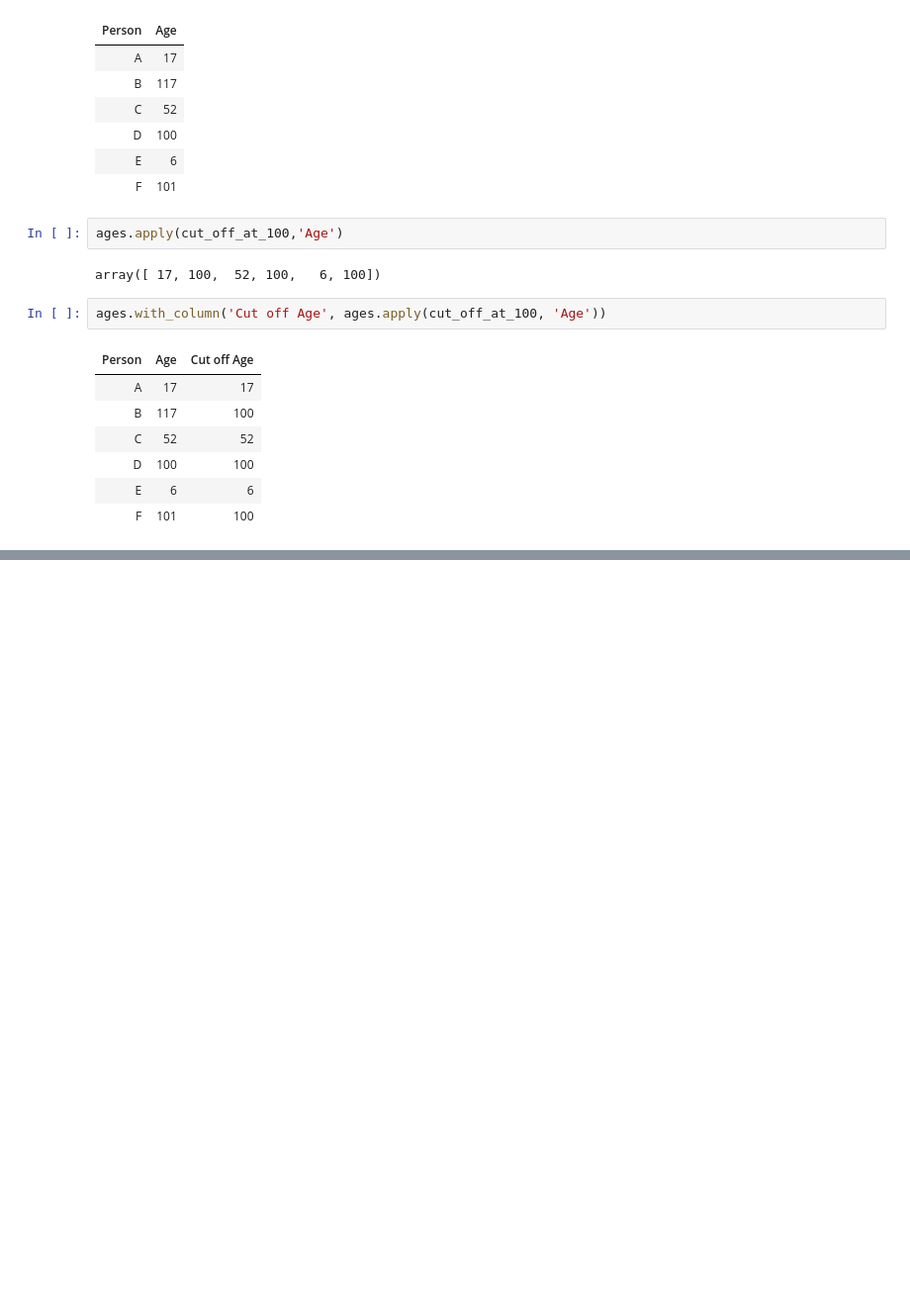
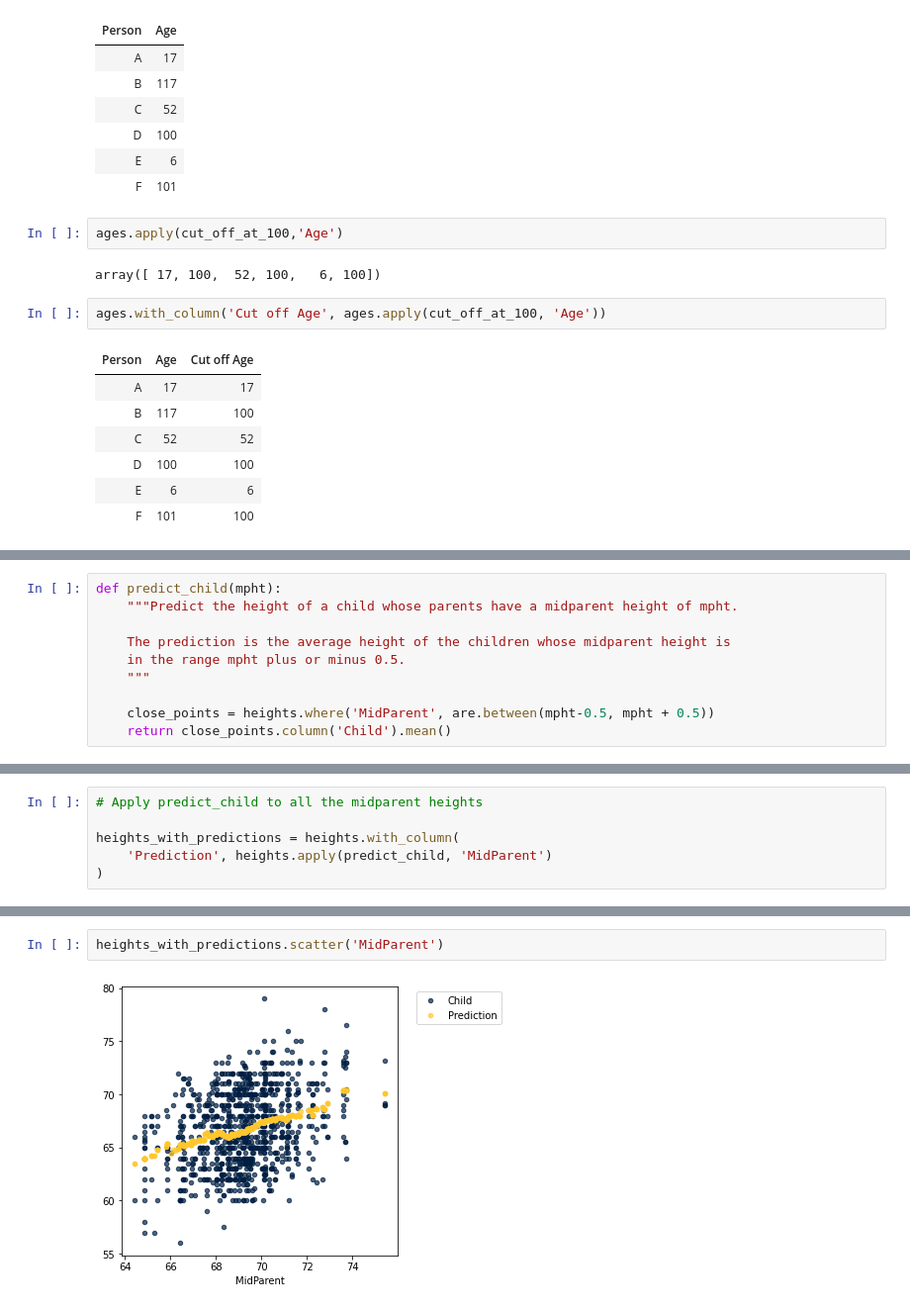
Before and after one commit to rokold/ml-basics, a Jupyter notebook: Lessons/files01.ipynb, the cells around one changed output, grey strips where cells are left out. Shown at 99% size. Saved outputs shown, nothing was run; the diff lists cells and outputs as text; blank space fills up the shorter version.

```diff
--- a/Lessons/files01.ipynb
+++ b/Lessons/files01.ipynb
@@ -83,0 +128,10 @@ ages.with_column('Cut off Age', ages.apply(cut_off_at_100, 'Age'))
+# %%
+def predict_child(mpht):
+    """Predict the height of a child whose parents have a midparent height of mpht.
+
+    The prediction is the average height of the children whose midparent height is
+    in the range mpht plus or minus 0.5.
+    """
+
+    close_points = heights.where('MidParent', are.between(mpht-0.5, mpht + 0.5))
+    return close_points.column('Child').mean()
@@ -83,0 +142,6 @@ ages.with_column('Cut off Age', ages.apply(cut_off_at_100, 'Age'))
+# %%
+# Apply predict_child to all the midparent heights
+
+heights_with_predictions = heights.with_column(
+    'Prediction', heights.apply(predict_child, 'MidParent')
+)
@@ -83,0 +163,4 @@ ages.with_column('Cut off Age', ages.apply(cut_off_at_100, 'Age'))
+# %%
+heights_with_predictions.scatter('MidParent')
+# %% [output]
+[figure, added]
```
Also changed, not shown: parts of 7 cells of this notebook, 2 other files.
